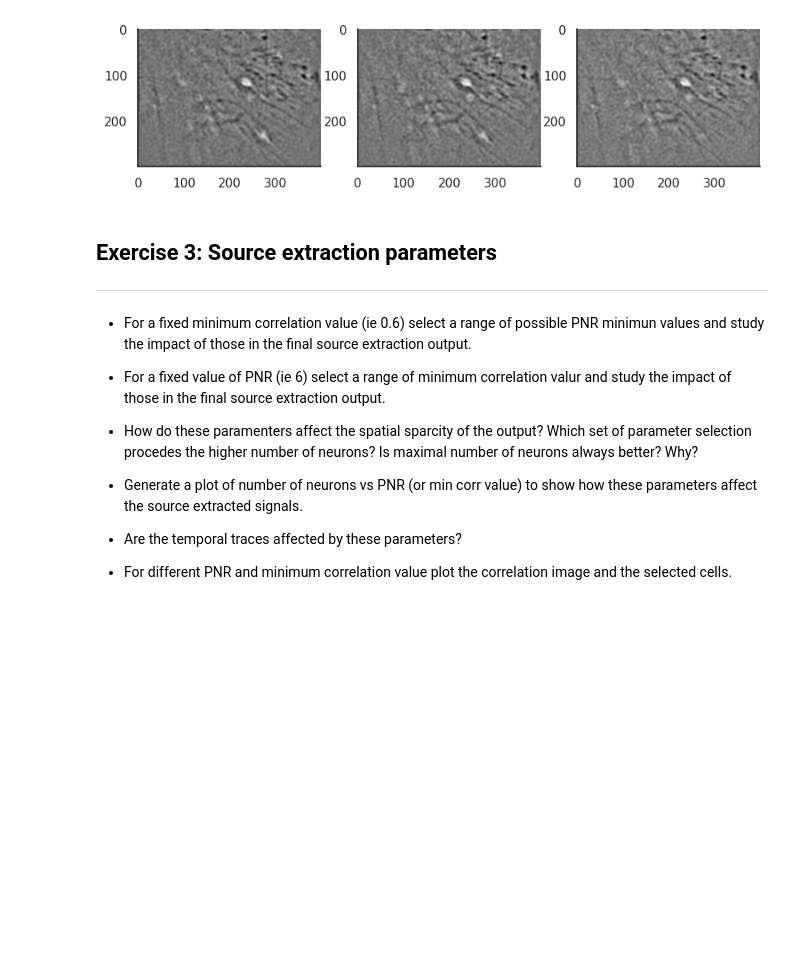
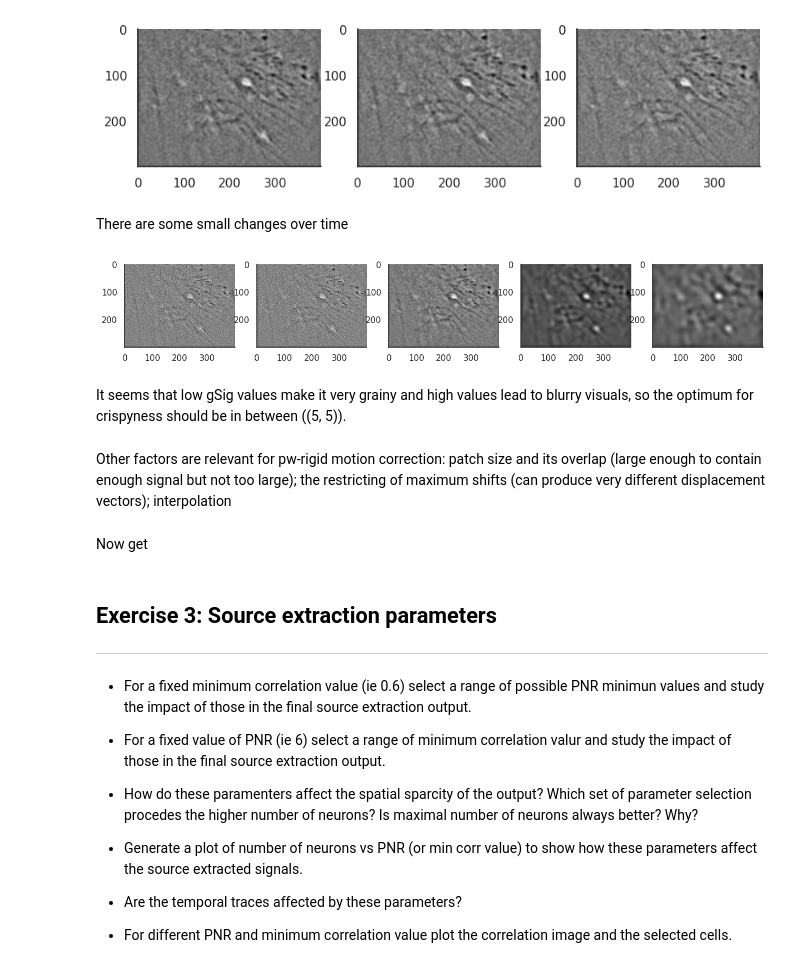
Before and after one commit to irenetiem/neuro_analysis_IT, a Jupyter notebook: neural-data-master/02-calcium_imaging/exercises.ipynb, the cells around one changed output. Drawn from its saved outputs; the diff is of its cells as text; code cells hidden in the pictures; blank space fills up the shorter version.

```diff
--- a/neural-data-master/02-calcium_imaging/exercises.ipynb
+++ b/neural-data-master/02-calcium_imaging/exercises.ipynb
@@ -374,3 +374,30 @@ axes[2].imshow(test_single_frame3, cmap='gray')
 plt.show()
 # %% [output]
 [figure]
+# %% [markdown]
+There are some small changes over time
+# %%
+# lets test a few gSig now
+
+test_single_frame4 = high_pass_filter_space(ROI[250,:,:], gSig_filt=(5, 5))
+test_single_frame5 = high_pass_filter_space(ROI[250,:,:], gSig_filt=(3, 3))
+test_single_frame6 = high_pass_filter_space(ROI[250,:,:], gSig_filt=(3, 5))
+test_single_frame7 = high_pass_filter_space(ROI[250,:,:], gSig_filt=(10, 8))
+test_single_frame8 = high_pass_filter_space(ROI[250,:,:], gSig_filt=(15, 15))
+
+figure,axes  = plt.subplots(1,5,figsize=(15,3))
+
+axes[0].imshow(test_single_frame6, cmap='gray')
+axes[1].imshow(test_single_frame5, cmap='gray')
+axes[2].imshow(test_single_frame3, cmap='gray')
+axes[3].imshow(test_single_frame7, cmap='gray')
+axes[4].imshow(test_single_frame8, cmap='gray')
+
+
+plt.show()
+# %% [output]
+[figure, added]
+# %% [markdown]
+It seems that low gSig values make it very grainy and high values lead to blurry visuals, so the optimum for crispyness should be in between ((5, 5)).
+# %% [markdown]
+Other factors are relevant for pw-rigid motion correction: patch size and its overlap (large enough to contain enough signal but not too large); the restricting of maximum shifts (can produce very different displacement vectors); interpolation
@@ -377,3 +406,5 @@ plt.show()
+# %% [markdown]
+Now get
 # %% [markdown]
 ## Exercise 3: Source extraction parameters
 ---
```
Also changed, not shown: parts of 1 cell of this notebook.
